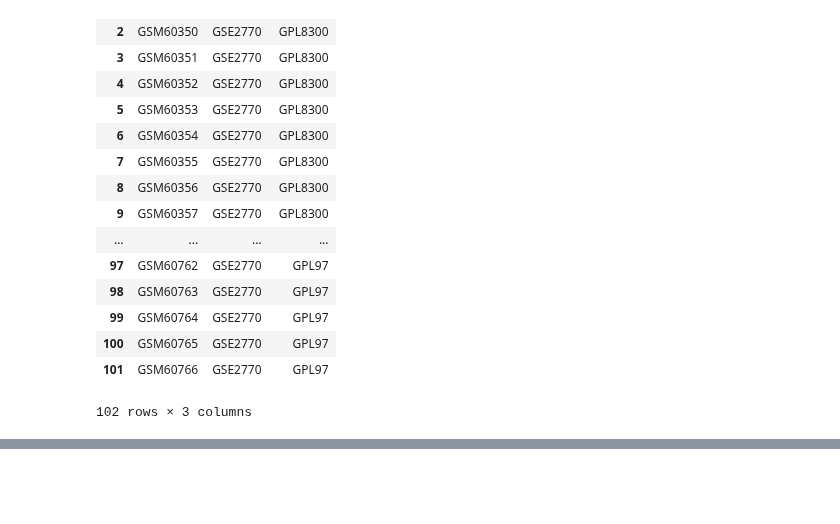
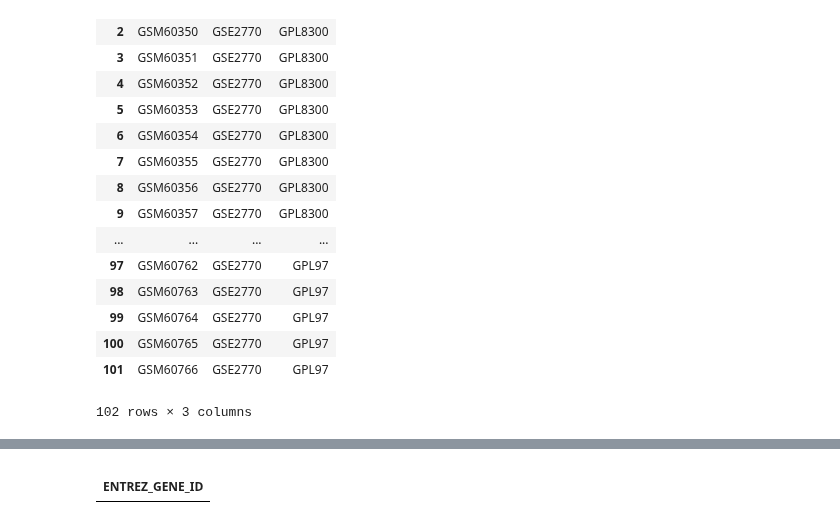
Before and after one commit to HelikarLab/COMO, a Jupyter notebook: py/RESTful_GEO_Fetch.ipynb, the cells around one changed output, grey strips where cells are left out. Saved outputs shown, nothing was run; the diff lists cells and outputs as text; code cells hidden in the pictures; blank space fills up the shorter version.

```diff
--- a/py/RESTful_GEO_Fetch.ipynb
+++ b/py/RESTful_GEO_Fetch.ipynb
@@ -250,0 +382,7 @@ df_gseinfo
+# %%
+df_results = pd.DataFrame([],columns=['ENTREZ_GENE_ID'])
+df_results.set_index('ENTREZ_GENE_ID',inplace=True)
+df_results
+# %% [output]
+|  |
+| ENTREZ_GENE_ID |
```
Also changed, not shown: parts of 6 cells of this notebook.
